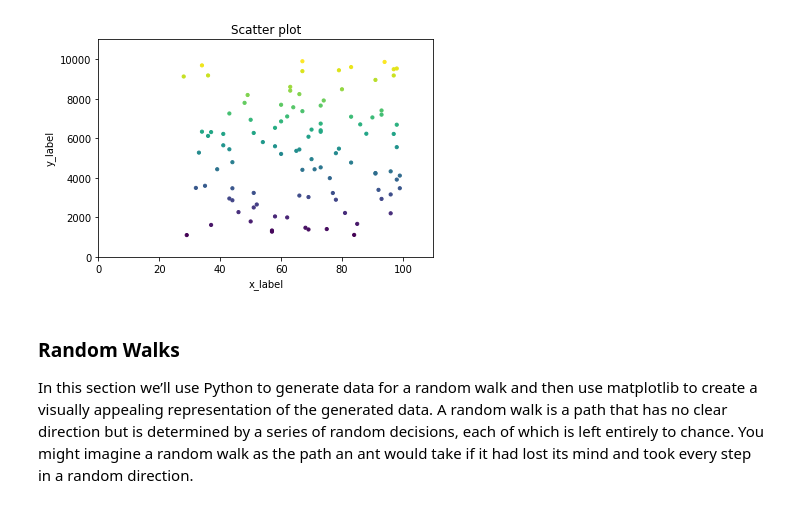
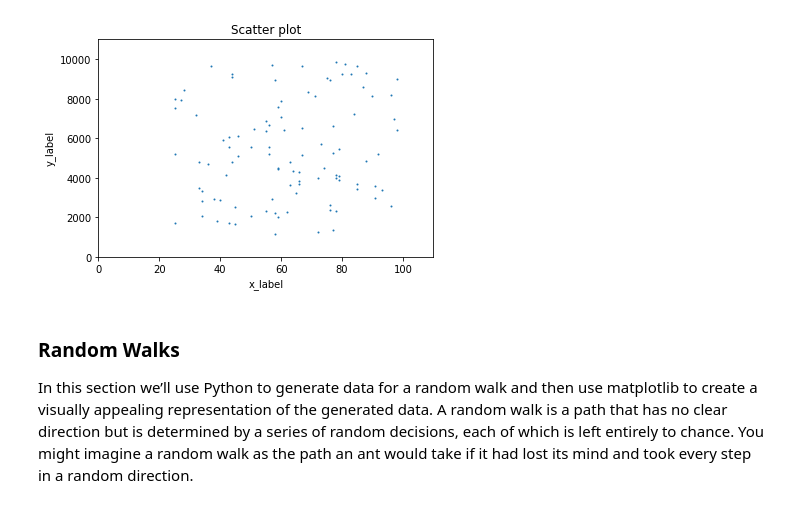
Before and after one commit to Morgan-Gicheha/Towards-Data-Science, a Jupyter notebook: learning matplotlib.ipynb, the cells around one changed output. Cells and saved outputs as stored; diff of their text form; code cells hidden in the pictures.

```diff
--- a/learning matplotlib.ipynb
+++ b/learning matplotlib.ipynb
@@ -6,19 +6,19 @@ from random import choice
 # %%
 # scatter function to plot randomly generates points
 
 xs = list(random.randrange(25,100) for i in range(101))
 ys = list(random.randrange(1000,10000) for i in range(101))
 
 # labels
 plt.title("Scatter plot")
 plt.xlabel("x_label")
 plt.ylabel("y_label")
 plt.axis([0,110, 0, 11000])
-plt.scatter(xs,ys,s=10,c=ys)
+plt.scatter(xs,ys,s=1.0)
 
 plt.show()
 # %% [output]
-[figure, old version]
+[figure, new version]
 # %% [markdown]
 ### Random Walks
 
```
Also changed, not shown: parts of 3 cells of this notebook.
